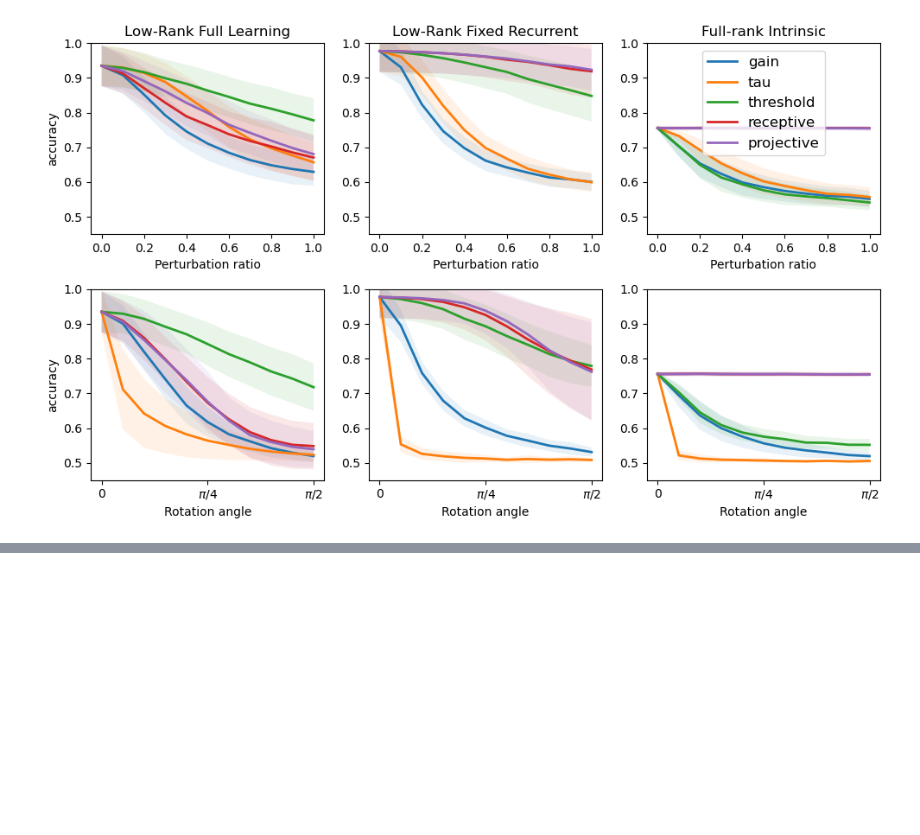
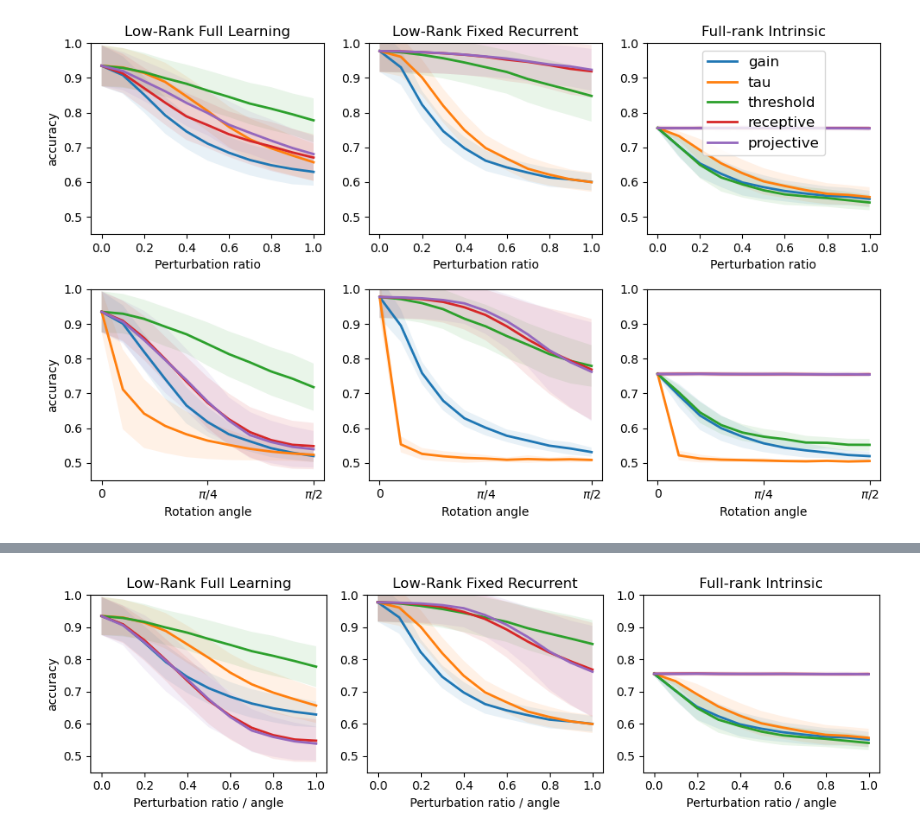
Before and after one commit to landoskape/mcn2024-psets, a Jupyter notebook: intrinsic-excitability/perturb.ipynb, the cells around one changed output, grey strips where cells are left out. Cells and saved outputs as stored; diff of their text form; code cells hidden in the pictures; blank space fills up the shorter version.

```diff
--- a/intrinsic-excitability/perturb.ipynb
+++ b/intrinsic-excitability/perturb.ipynb
@@ -361,3 +356,90 @@ torch.Size([39, 11, 128])
 torch.Size([39, 11, 128])
 torch.Size([39, 11, 128])
 [figure]
+# %%
+# Comparison of performance across different run types
+# jobs = [43, 44, 45, 46, 47]
+# names = ["Low-Rank Full Learning", "Low-Rank Fixed Recurrent", "Low-Rank Fixed Intrinsic", "Low-rank Fixed R+I", "Full-rank Intrinsic Only"]
+# keepjob = [True, True, False, False, True]
+
+jobs = [51, 52, 53]
+names = ["Low-Rank Full Learning", "Low-Rank Fixed Recurrent", "Full-rank Intrinsic"]
+keepjob = [True, True, True]
+
+idxplot = [i for i, keep in enumerate(keepjob) if keep]
+figure_name = "PerturbCompare"
+include_suffix = "_".join(["T" if keep else "F" for keep in keepjob])
+
+print(idxplot)
+
+loss = []
+accuracy = []
+evidence = []
+fixation = []
+loss_rotate = []
+accuracy_rotate = []
+evidence_rotate = []
+fixation_rotate = []
+
+random_ratios = []
+rotate_angles = []
+for jobid, name in tqdm(zip(jobs, names)):
+    perturb = load_perturbation(jobid, suffix="random")
+    perturb_rotation = load_perturbation(jobid, suffix="rotation")
+    loss.append(perturb["loss"])
+    accuracy.append(perturb["accuracy"])
+    evidence.append(perturb["evidence"].detach())
+    fixation.append(perturb["fixation"].detach())
+    loss_rotate.append(perturb_rotation["loss"])
+    accuracy_rotate.append(perturb_rotation["accuracy"])
+    evidence_rotate.append(perturb_rotation["evidence"].detach())
+    fixation_rotate.append(perturb_rotation["fixation"].detach())
+    random_ratios.append(perturb["perturb_ratios"])
+    rotate_angles.append(perturb_rotation["perturb_ratios"])
+
+evaluating = "accuracy"
+if evaluating == "accuracy":
+    show_perturb = [accuracy, accuracy_rotate]
+    ylim = [0.45, 1.0]
+    yscale = "linear"
+elif evaluating == "loss":
+    show_perturb = [loss, loss_rotate]
+    ylim = None
+    yscale = "log"
+elif evaluating == "evidence":
+    show_perturb = [evidence, evidence_rotate]
+    ylim = None
+    yscale = "linear"
+elif evaluating == "fixation":
+    show_perturb = [fixation, fixation_rotate]
+    ylim = None
+    yscale = "linear"
+else:
+    raise ValueError("Invalid evaluation metric")
+
+perturb_mode = [0, 0, 0, 1, 1]
+
+cmap = plt.get_cmap("tab10")
+plt.close('all')
+fig, ax = plt.subplots(1, len(idxplot), figsize=(10, 3), tight_layout=True, sharey=False, sharex="row")
+for iplot, ii in enumerate(idxplot):
+    for jj, target in enumerate(perturb["perturb_targets"]):
+        if perturb_mode[jj] == 0:
+            scale = 1
+        else:
+            scale = np.pi/2
+        if jj==0:
+            print(accuracy[ii][:, :, jj].shape)
+        amean = torch.nanmean(show_perturb[perturb_mode[jj]][ii][:, :, jj], dim=(0, 2))
+        ase = torch.std(torch.nanmean(show_perturb[perturb_mode[jj]][ii][:, :, jj], dim=2), dim=0) #/ np.sqrt(show_perturb[0][ii].size(0))
+        ax[iplot].plot(random_ratios[ii], amean, label=f"{target}", c=cmap(jj), linewidth=2)
+        ax[iplot].fill_between(random_ratios[ii], amean - ase, amean + ase, color=cmap(jj), alpha=0.1, edgecolor=None)
+    ax[iplot].set_title(names[ii])
+    ax[iplot].set_xlabel("Perturbation ratio / angle")
+    ax[iplot].set_ylim(ylim)
+    ax[iplot].set_yscale(yscale)
+# ax[-1].legend(fontsize=12)
+ax[0].set_ylabel(evaluating)
+plt.savefig(f"../project/{figure_name}_{evaluating}_rotateReplace_{include_suffix}")
+plt.show()
+# %% [output]
@@ -363,0 +450 @@ torch.Size([39, 11, 128])
+[figure, added]
```
Also changed, not shown: parts of 3 cells of this notebook, 2 other files.
